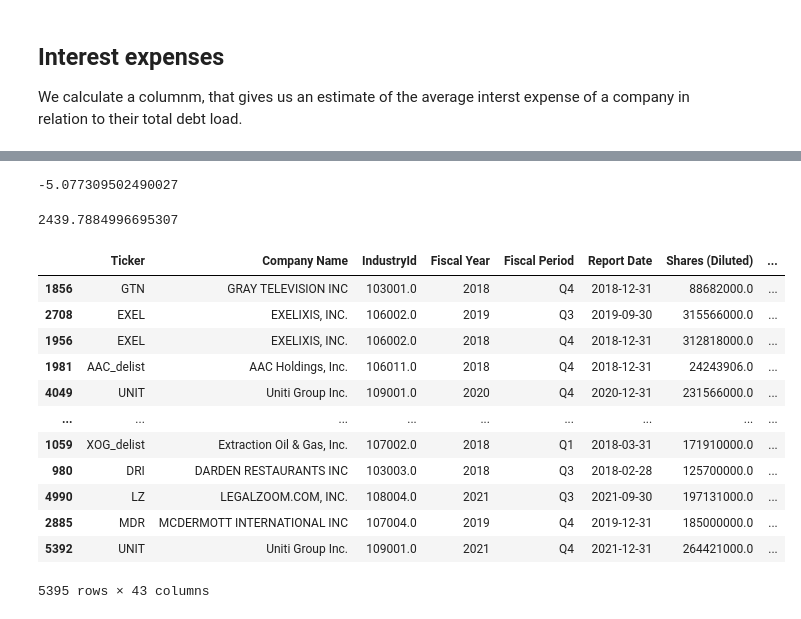
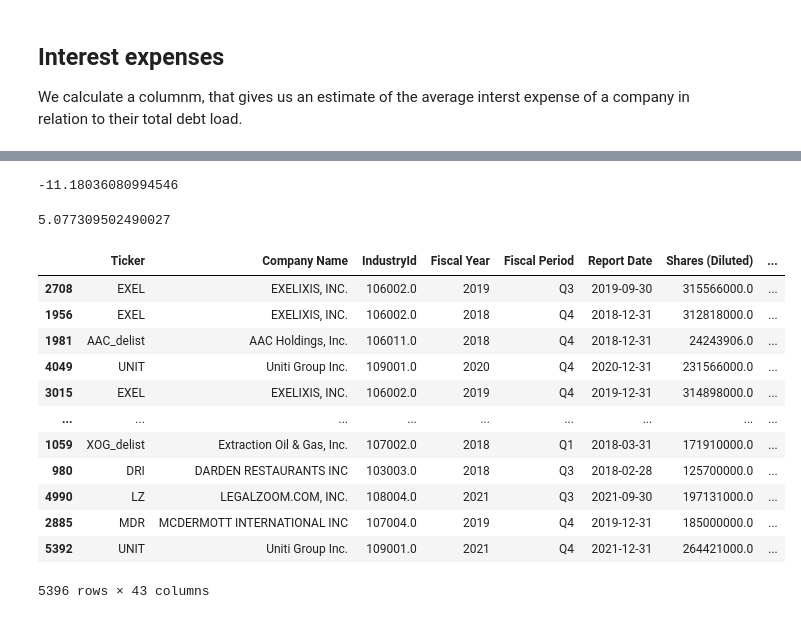
Before and after one commit to GiancarloSanna/Credit_Rating_Project, a Jupyter notebook: 6.0 Descriptive analysis.ipynb, the cells around one changed output, grey strips where cells are left out. Cells and saved outputs as stored; diff of their text form; code cells hidden in the pictures.

```diff
--- a/6.0 Descriptive analysis.ipynb
+++ b/6.0 Descriptive analysis.ipynb
@@ -46,4 +46,4 @@ I will drop the problematic entries here at the beginning of the notebook, so th
 # This company was mismatched
 main_df = main_df[main_df['Ticker']!='RBBN']
 # This row has implausible data, the interest expenses are 10 times higher than their whole assets
-main_df = main_df.drop(main_df.index[1856])
+main_df.drop(index =[1856],inplace = True, axis = 0)
@@ -136,27 +145,27 @@ Index(['Ticker', 'Company Name', 'IndustryId', 'Fiscal Year', 'Fiscal Period',
 # %%
-main_df['interest_rate'] = main_df['Interest Expense, Net']/main_df['Total Liabilities']*100
+main_df['interest_rate'] = main_df['Interest Expense, Net']/main_df['Total Liabilities']*-100
 # %%
 main_df['interest_rate'].min()
 # %% [output]
--5.077309502490027
+-11.18036080994546
 # %%
 main_df['interest_rate'].max()
 # %% [output]
-2439.7884996695307
+5.077309502490027
 # %%
-main_df.sort_values(by = ['interest_rate'], ascending = False)
+main_df.sort_values(by = ['interest_rate'], ascending = True)
 # %% [output]
 |  | Ticker | Company Name | IndustryId | Fiscal Year | Fiscal Period | Report Date | Shares (Diluted) | ... |
-| 1856 | GTN | GRAY TELEVISION INC | 103001.0 | 2018 | Q4 | 2018-12-31 | 88682000.0 | ... |
 | 2708 | EXEL | EXELIXIS, INC. | 106002.0 | 2019 | Q3 | 2019-09-30 | 315566000.0 | ... |
 | 1956 | EXEL | EXELIXIS, INC. | 106002.0 | 2018 | Q4 | 2018-12-31 | 312818000.0 | ... |
 | 1981 | AAC_delist | AAC Holdings, Inc. | 106011.0 | 2018 | Q4 | 2018-12-31 | 24243906.0 | ... |
 | 4049 | UNIT | Uniti Group Inc. | 109001.0 | 2020 | Q4 | 2020-12-31 | 231566000.0 | ... |
+| 3015 | EXEL | EXELIXIS, INC. | 106002.0 | 2019 | Q4 | 2019-12-31 | 314898000.0 | ... |
 | ... | ... | ... | ... | ... | ... | ... | ... | ... |
 | 1059 | XOG_delist | Extraction Oil & Gas, Inc. | 107002.0 | 2018 | Q1 | 2018-03-31 | 171910000.0 | ... |
 | 980 | DRI | DARDEN RESTAURANTS INC | 103003.0 | 2018 | Q3 | 2018-02-28 | 125700000.0 | ... |
 | 4990 | LZ | LEGALZOOM.COM, INC. | 108004.0 | 2021 | Q3 | 2021-09-30 | 197131000.0 | ... |
 | 2885 | MDR | MCDERMOTT INTERNATIONAL INC | 107004.0 | 2019 | Q4 | 2019-12-31 | 185000000.0 | ... |
 | 5392 | UNIT | Uniti Group Inc. | 109001.0 | 2021 | Q4 | 2021-12-31 | 264421000.0 | ... |
-5395 rows × 43 columns
+5396 rows × 43 columns
 # %%
```
Also changed, not shown: parts of 14 cells of this notebook, 2 other files.
